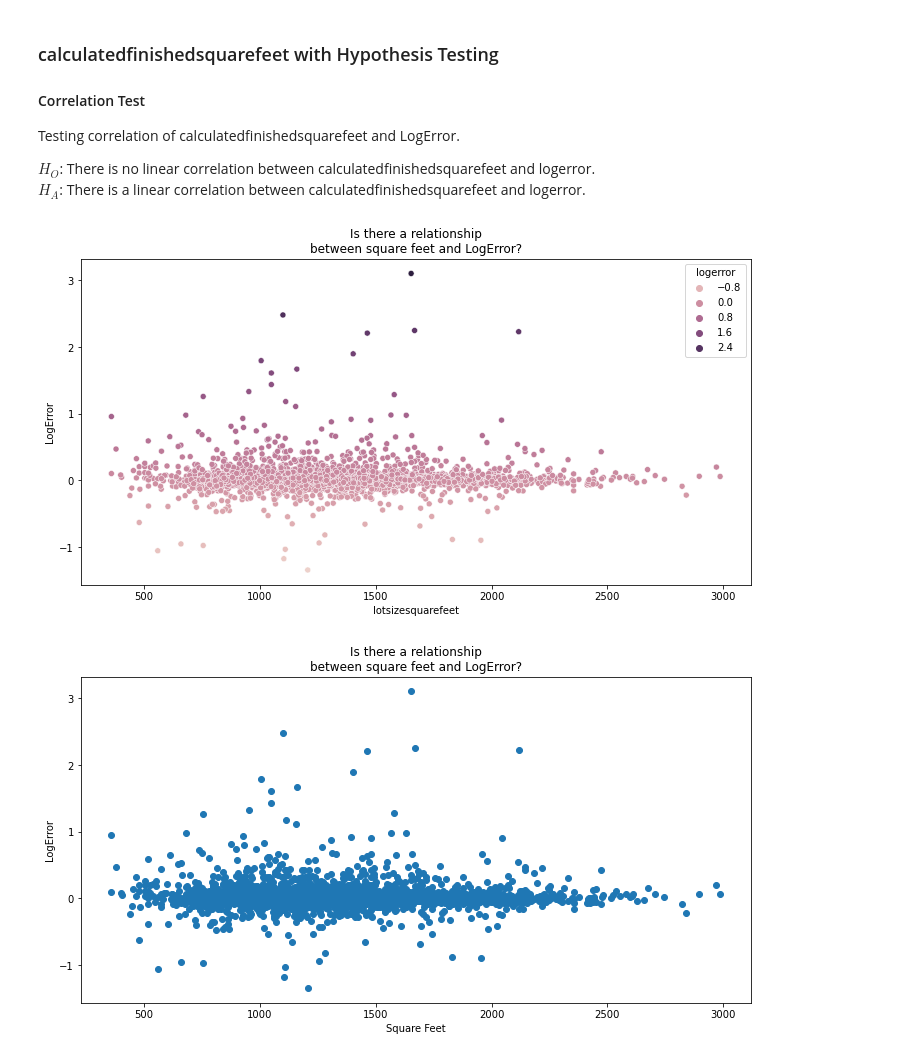
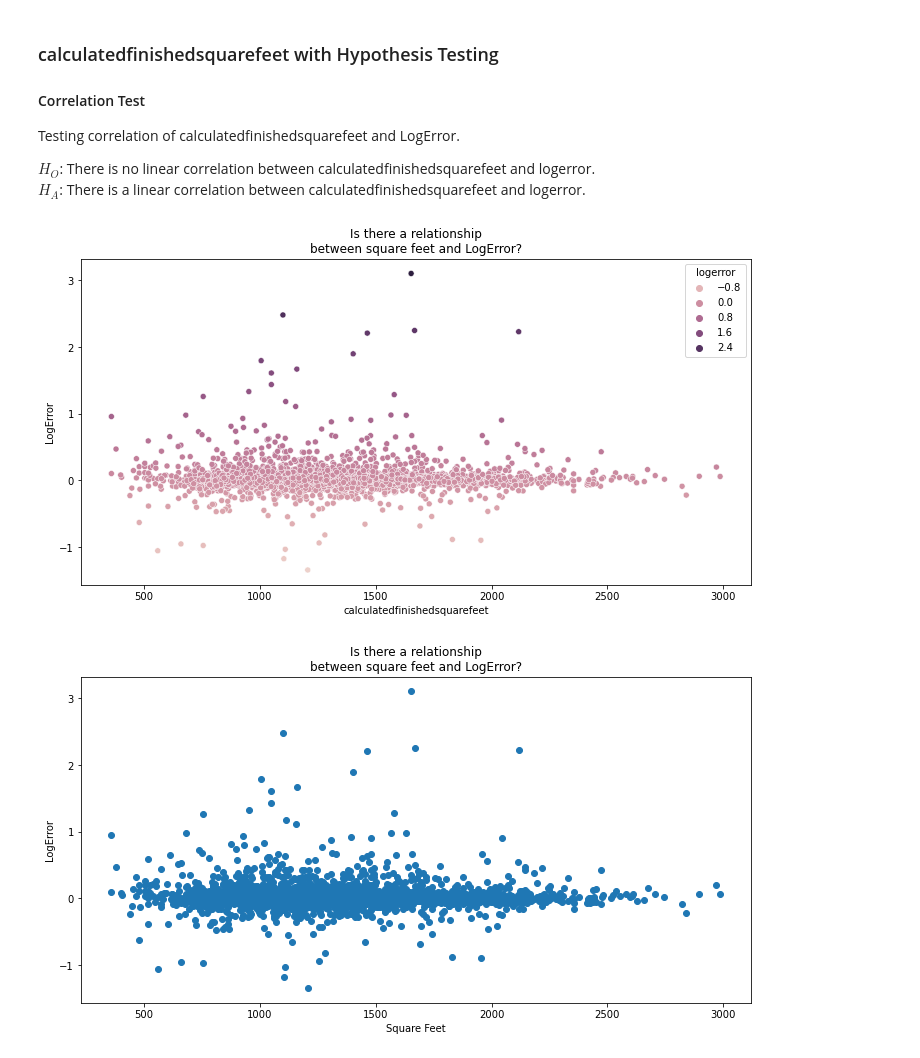
Before and after one commit to raycerna/zillow-clustering-project, a Jupyter notebook: final_report.ipynb, the cells around one changed output. Saved outputs shown, nothing was run; the diff lists cells and outputs as text; code cells hidden in the pictures.

```diff
--- a/final_report.ipynb
+++ b/final_report.ipynb
@@ -192,12 +193,13 @@ Testing correlation of calculatedfinishedsquarefeet and LogError.
 $H_O$: There is no linear correlation between calculatedfinishedsquarefeet and logerror.
 $H_A$: There is a linear correlation between calculatedfinishedsquarefeet and logerror.
 # %%
+# plots calculatedfinishedsquarefeet
 plt.figure(figsize=(12,6))
 sns.scatterplot(x=train.calculatedfinishedsquarefeet, y=train.logerror, hue=train.logerror)
-plt.xlabel("lotsizesquarefeet")
+plt.xlabel("calculatedfinishedsquarefeet")
 plt.ylabel("LogError")
 plt.title("Is there a relationship\nbetween square feet and LogError?")
 plt.show()
 # %% [output]
-[figure, old version]
+[figure, new version]
 # %%
```
Also changed, not shown: parts of 11 cells of this notebook.
